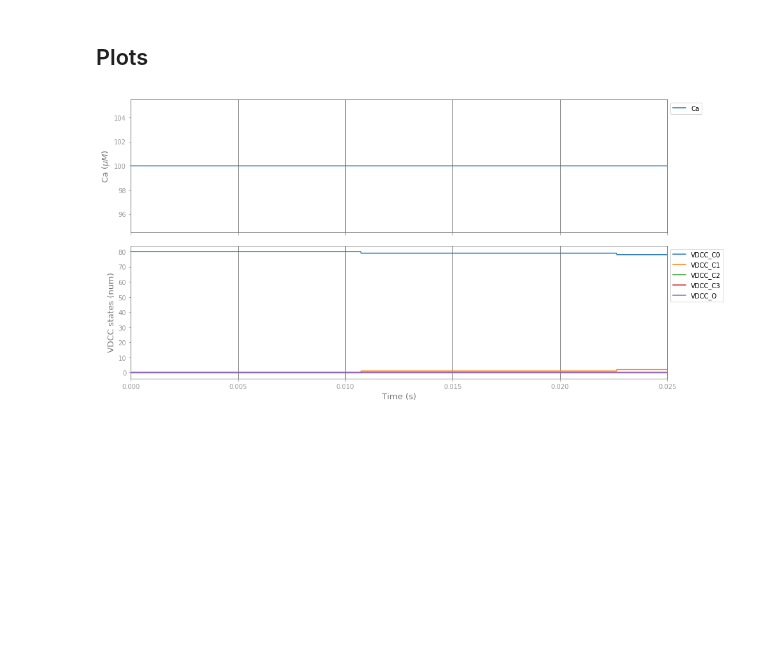
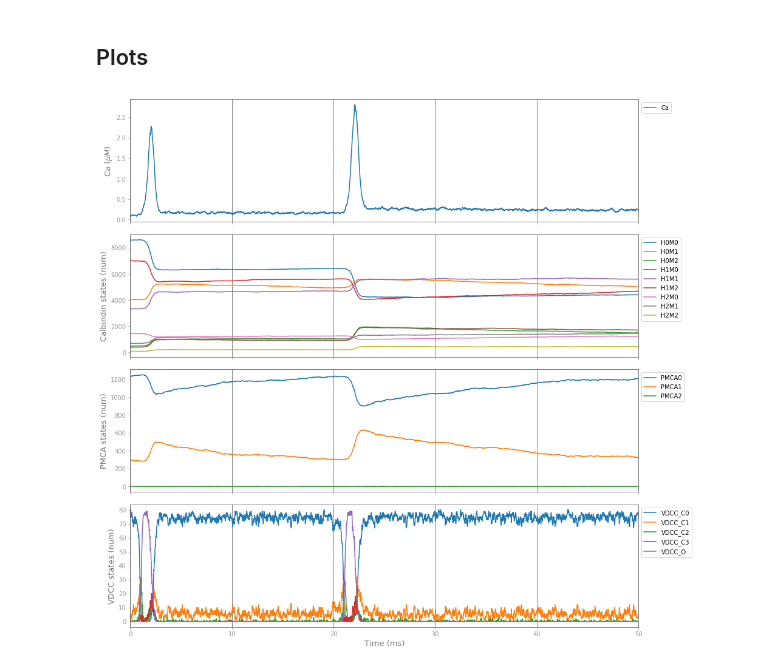
Before and after one commit to KabirDabholkar/tripartiteSynapse, a Jupyter notebook: STEPS/CA3_simple.ipynb, the cells around one changed output. Drawn from its saved outputs; the diff is of its cells as text; code cells hidden in the pictures; blank space fills up the shorter version.

```diff
--- a/STEPS/CA3_simple.ipynb
+++ b/STEPS/CA3_simple.ipynb
@@ -30,5 +30,5 @@ VDCC_rates={
 #fitting cubic splines
 VDCC_spline={}
 for key in VDCC_rates.keys():
-    VDCC_spline[key]=itp.interp1d(VDCC_rates[key].T[0],VDCC_rates[key].T[1],kind='cubic')
+    VDCC_spline[key]=itp.interp1d(VDCC_rates[key].T[0],VDCC_rates[key].T[1],kind='previous',fill_value=(np.nan, VDCC_rates[key].T[1][-1]), bounds_error=False)
 # %%
@@ -41,12 +45,12 @@ for key in VDCC_rates.keys():
 # %%
-mParts = ['vdcc']#, 'az', 'cb', 'pmca', 'ryr']
+mParts = ['vdcc', 'pmca', 'cb', 'ryr']#,'az',]
 
 mdl = smodel.Model()
 cytvsys = smodel.Volsys('cytvsys', mdl)
 cytssys = smodel.Surfsys('cytSurfsys', mdl)
 
-#ervsys = smodel.Volsys('ervsys', mdl)
-#erssys = smodel.Surfsys('erSurfsys', mdl)
+ervsys = smodel.Volsys('ervsys', mdl)
+erssys = smodel.Surfsys('erSurfsys', mdl)
 
 Ca = smodel.Spec('Ca', mdl)
 
@@ -91 +87,21 @@ sim = ssolver.Wmdirect(mdl, wmgeom, r)
+# %%
+wmgeom = swm.Geom()
+
+# Create the cytosol compartment
+cytVol = swm.Comp('cytVol', wmgeom, vol=cytVolVal) # cyt vol = 1 - ER vol = 0.961 um^3
+cytVol.addVolsys('cytvsys')
+
+# cyt is the 'inner' compartment, no outer compartment
+cytSurf = swm.Patch('cytSurf', wmgeom, cytVol, area=cytArea) # cyt surf area = 8.5 um^2
+cytSurf.addSurfsys('cytSurfsys')
+
+wmgeom = swm.Geom()
+
+# Create the cytosol compartment
+cytVol = swm.Comp('cytVol', wmgeom, vol=cytVolVal) # cyt vol = 1 - ER vol = 0.961 um^3
+cytVol.addVolsys('cytvsys')
+
+# cyt is the 'inner' compartment, no outer compartment
+cytSurf = swm.Patch('cytSurf', wmgeom, cytVol, area=cytArea) # cyt surf area = 8.5 um^2
+cytSurf.addSurfsys('cytSurfsys')
 # %%
@@ -173,69 +221,70 @@ figure, ax = plt.subplots(nFig, figsize=(15, 4*nFig), sharex=True)
 figure.subplots_adjust(hspace=0.1)
 labelfontsize = 13
 
+time = T*1e3
 j = 0
-ax[j].plot(T, resCa/NA/cytVolVal*1e3, label='Ca')
+ax[j].plot(time, resCa/NA/cytVolVal*1e3, label='Ca')
 ax[j].set_ylabel(r'Ca ($\mu M$)', fontsize=labelfontsize)
 
 j += 1
 if 'cb' in mParts:
     for i,mol in enumerate(cbMolName):
-        ax[j].plot(T, rescb[:,i], label=mol)
+        ax[j].plot(time, rescb[:,i], label=mol)
     ax[j].set_ylabel('Calbindin states (num)', fontsize=labelfontsize)
     j += 1
 
 if 'pmca' in mParts:
     for i,mol in enumerate(pmcaMolName):
-        ax[j].plot(T, resPMCA[:,i], label=mol)
+        ax[j].plot(time, resPMCA[:,i], label=mol)
     ax[j].set_ylabel('PMCA states (num)', fontsize=labelfontsize)
     j += 1
 
 if 'vdcc' in mParts:
     for i,mol in enumerate(vdccMolName):
-        ax[j].plot(T, resVDCC[:,i], label=mol)
+        ax[j].plot(time, resVDCC[:,i], label=mol)
     ax[j].set_ylabel('VDCC states (num)', fontsize=labelfontsize)
     j += 1
 
 if 'az' in mParts:
     for mol in [azMolName[i] for i in [0,5,11,12,13,14,15,16,17]]:
         i = azMolName.index(mol)
-        ax[j].plot(T, resAZ[:,i], label=mol)
+        ax[j].plot(time, resAZ[:,i], label=mol)
     ax[j].set_ylabel('AZ states (num)', fontsize=labelfontsize)
     j += 1
 
 if 'ryr' in mParts:
     for i,mol in enumerate(ryrMolName):
-        ax[j].plot(T, resRyR[:,i], label=mol)
+        ax[j].plot(time, resRyR[:,i], label=mol)
     ax[j].set_ylabel('RyR states (num)', fontsize=labelfontsize)
     j += 1
 
-ax[-1].set_xlabel('Time (s)', fontsize=labelfontsize)
+ax[-1].set_xlabel('Time (ms)', fontsize=labelfontsize)
 
 facecol = '#ffffff11'
 labelcol = '#777777'
 tickcol = '#999999'
 spinecol = '#666666'
 for x in ax:
     x.legend(loc='upper left', facecolor='white', framealpha=0.8, bbox_to_anchor=(1,1))
 
-    x.set_xlim(min(T), max(T))
+    x.set_xlim(min(time), max(time))
 
     x.spines['bottom'].set_color(spinecol)
     x.spines['top'].set_color(spinecol)
     x.spines['right'].set_color(spinecol)
     x.spines['left'].set_color(spinecol)
 
     x.xaxis.label.set_color(labelcol)
     x.yaxis.label.set_color(labelcol)
 
     x.tick_params(axis='x', colors=tickcol)
     x.tick_params(axis='y', colors=tickcol)
 
     x.set_facecolor(facecol)#'xkcd:salmon')
 
     x.grid(axis='x', color=spinecol)
 
 #plt.savefig('test.eps', dpi=300, format='eps', transparent=True, bbox_inches=None, pad_inches=0.1)
 #plt.show()
 # %% [output]
-[figure, old version]
+[figure, new version]
```
Also changed, not shown: parts of 6 cells of this notebook, 3 other files.
